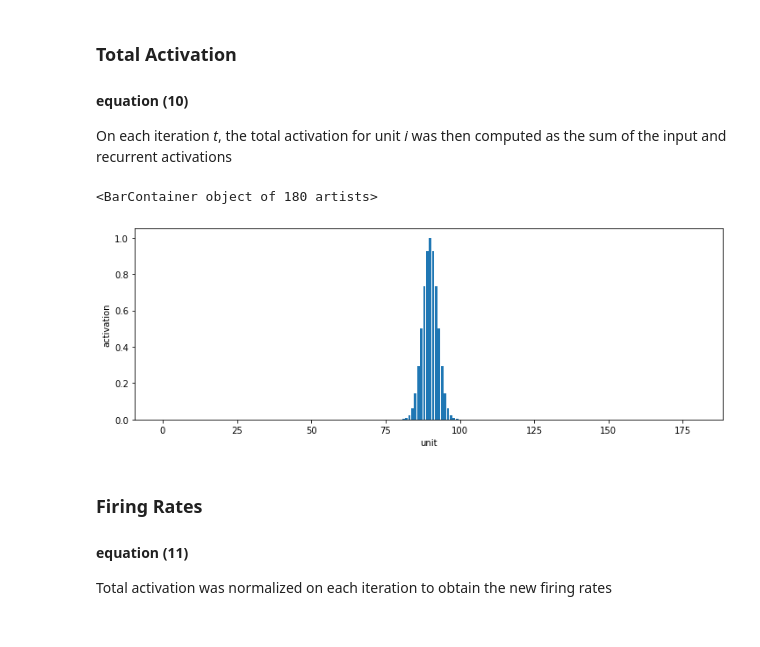
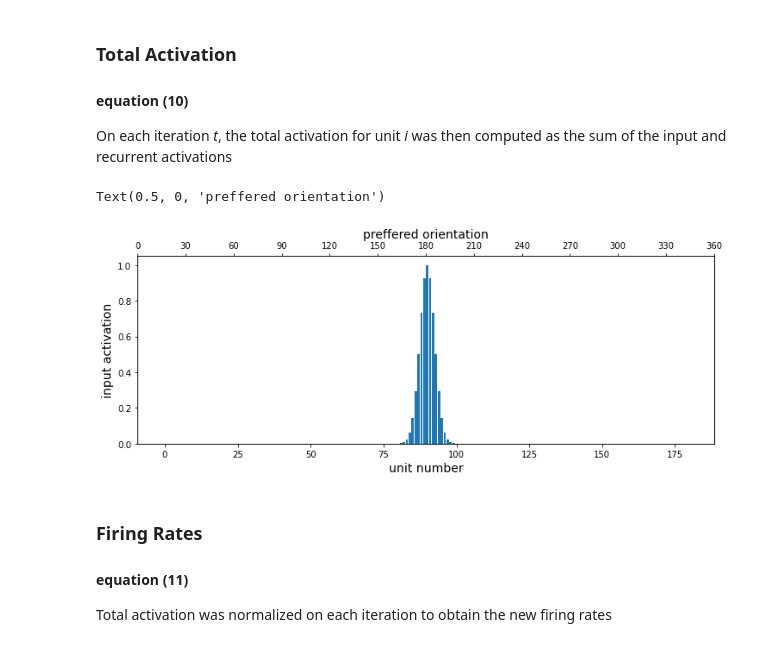
Before and after one commit to mwprestonjr/verstynen_2011_rpl, a Jupyter notebook: notebooks/verstynen_2011.ipynb, the cells around one changed output. Saved outputs shown, nothing was run; the diff lists cells and outputs as text; code cells hidden in the pictures.

```diff
--- a/notebooks/verstynen_2011.ipynb
+++ b/notebooks/verstynen_2011.ipynb
@@ -128,22 +130,36 @@ def total_activation(firing_rate, weights, theta, preference):
     total_activation = input_activation(theta, preference) + np.dot(weights, firing_rate)
 
     return total_activation
-# %%
-# calc input activation example
-THETA = 180
-X = np.zeros_like(preference)
-
-U = lambda preference: total_activation(X, W, THETA, preference)
-
-act = U(preference)
-
-plt.figure(figsize=[12,4])
-plt.xlabel('unit')
-plt.ylabel('activation')
-plt.bar(np.arange(180), act)
-# %% [output]
-<BarContainer object of 180 artists>
-[figure, removed]
+# %%
+# calc input activation example
+
+# define input angle
+THETA = 180
+
+# define 180 units, assign preference
+preference = np.arange(0,360,2) # prefered angle
+X = np.zeros_like(preference) # firing rates
+
+# calculate input activation of each unit
+U = lambda preference: total_activation(X, W, THETA, preference)
+act = U(preference)
+
+# plot input activation of each unit
+fig = plt.figure(figsize=[12,4])
+ax1 = fig.add_subplot(111)
+ax2 = ax1.twiny()
+ax1.bar(np.arange(180), act)
+
+ax1.set_xlabel('unit number', fontsize=14)
+ax1.set_ylabel('input activation', fontsize=14)
+
+xx = np.linspace(0,360,13)
+ax2.set_xticks(xx)
+ax2.set_xticklabels([str(int(x)) for x in xx] )
+ax2.set_xlabel('preffered orientation', fontsize=14)
+# %% [output]
+Text(0.5, 0, 'preffered orientation')
+[figure, added]
 # %% [markdown]
 ### Firing Rates
 #### equation (11)
```
Also changed, not shown: parts of 9 cells of this notebook.
